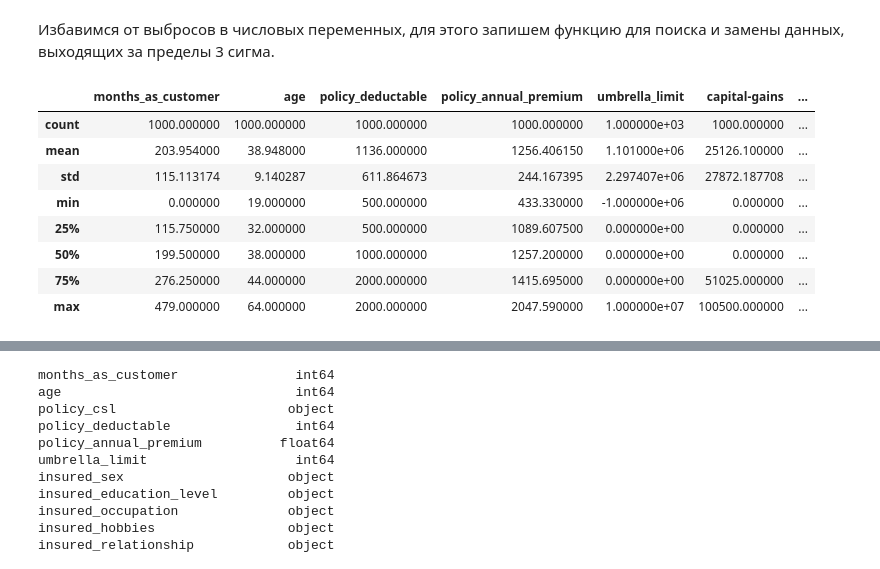
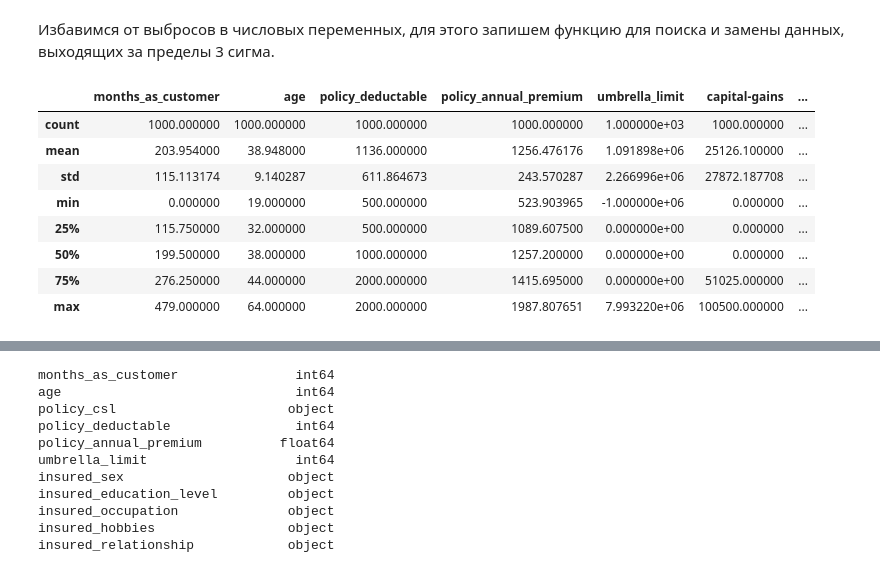
Before and after one commit to mishatarabanov/misha_tarabanov, a Jupyter notebook: diplom_2razdel.ipynb, the cells around one changed output, grey strips where cells are left out. Cells and saved outputs as stored; diff of their text form; code cells hidden in the pictures.

```diff
--- a/diplom_2razdel.ipynb
+++ b/diplom_2razdel.ipynb
@@ -176,14 +176,15 @@ def outliers(df):
 # %% [markdown]
 Избавимся от выбросов в числовых переменных, для этого запишем функцию для поиска и замены данных, выходящих за пределы 3 сигма.
 # %%
+df = outliers(df)
 df.describe()
 # %% [output]
 |  | months_as_customer | age | policy_deductable | policy_annual_premium | umbrella_limit | capital-gains | ... |
 | count | 1000.000000 | 1000.000000 | 1000.000000 | 1000.000000 | 1.000000e+03 | 1000.000000 | ... |
-| mean | 203.954000 | 38.948000 | 1136.000000 | 1256.406150 | 1.101000e+06 | 25126.100000 | ... |
-| std | 115.113174 | 9.140287 | 611.864673 | 244.167395 | 2.297407e+06 | 27872.187708 | ... |
-| min | 0.000000 | 19.000000 | 500.000000 | 433.330000 | -1.000000e+06 | 0.000000 | ... |
+| mean | 203.954000 | 38.948000 | 1136.000000 | 1256.476176 | 1.091898e+06 | 25126.100000 | ... |
+| std | 115.113174 | 9.140287 | 611.864673 | 243.570287 | 2.266996e+06 | 27872.187708 | ... |
+| min | 0.000000 | 19.000000 | 500.000000 | 523.903965 | -1.000000e+06 | 0.000000 | ... |
 | 25% | 115.750000 | 32.000000 | 500.000000 | 1089.607500 | 0.000000e+00 | 0.000000 | ... |
 | 50% | 199.500000 | 38.000000 | 1000.000000 | 1257.200000 | 0.000000e+00 | 0.000000 | ... |
 | 75% | 276.250000 | 44.000000 | 2000.000000 | 1415.695000 | 0.000000e+00 | 51025.000000 | ... |
-| max | 479.000000 | 64.000000 | 2000.000000 | 2047.590000 | 1.000000e+07 | 100500.000000 | ... |
+| max | 479.000000 | 64.000000 | 2000.000000 | 1987.807651 | 7.993220e+06 | 100500.000000 | ... |
```
Also changed, not shown: parts of 1 cell of this notebook.
